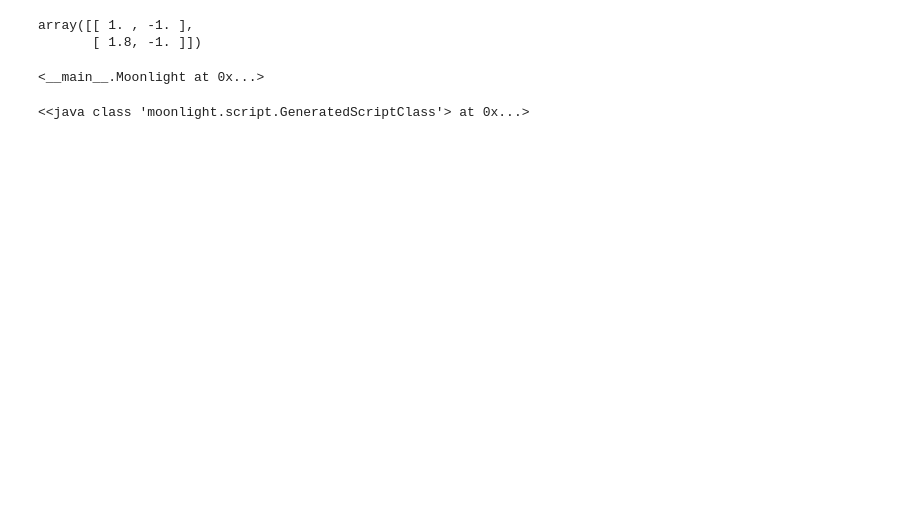
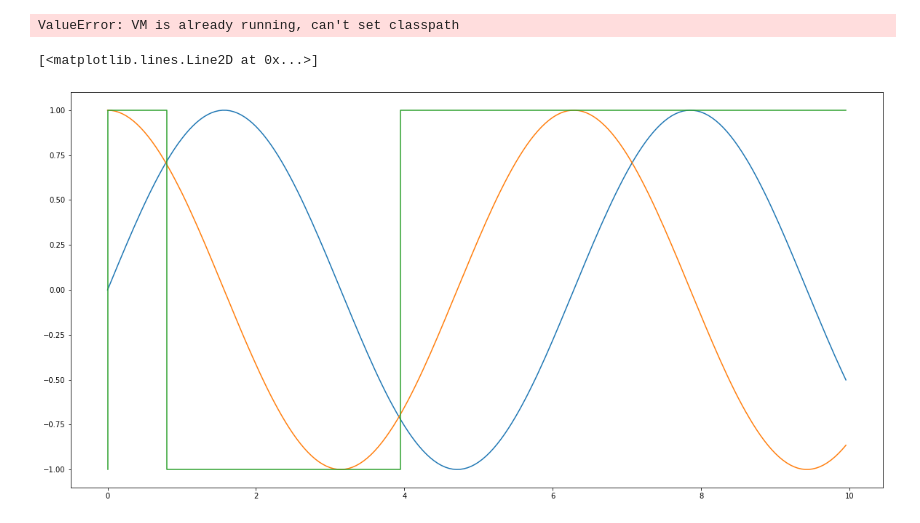
Before and after one commit to MoonLightSuite/moonlight, a Jupyter notebook: distribution_files/python/moonlight.ipynb, the cells around one changed output. Saved outputs shown, nothing was run; the diff lists cells and outputs as text; code cells hidden in the pictures; blank space fills up the shorter version.

Commit message:
[python] use jnius istead of jpype

```diff
--- a/distribution_files/python/moonlight.ipynb
+++ b/distribution_files/python/moonlight.ipynb
@@ -80,3 +65,49 @@ please file a ticket with the developer.
+# %%
+import os
+import matplotlib.pyplot as plt
+plt.rcParams["figure.figsize"] = (20,10)
+os.environ['JAVA_HOME'] = "/home/ssilvetti/Java/jdk1.8.0_172/"
+import jnius_config
+jnius_config.set_classpath('./jar/moonlight.jar')
+from jnius import autoclass
+
+class Moonlight:
+
+    def set_script(self, script):
+        script_loader = autoclass('eu.quanticol.moonlight.xtext.ScriptLoader')()
+        self.compiled_script = script_loader.compileScript(script)
+
+    def get_monitor(self,monitor_name):
+        loader = autoclass('eu.quanticol.moonlight.MoonlightScriptFactory')()
+        if(self.compiled_script.isTemporal()):
+            return TemporalMonitor(loader.getTemporalScript(self.compiled_script).selectTemporalComponent(monitor_name))
+        else:
+            return SpatialTemporalMonitor(loader.getSpatialTemporalScript(compiled_script))
+
+
+class TemporalMonitor():
+     def __init__(self,moonlight_monitor):
+            self.monitor_component = moonlight_monitor
+
+     def monitor(self, time, space, parameters=None):
+            monitor = self.monitor_component
+            if(not parameters):
+                return monitor.monitorToArray(time,space)
+            else:
+                return monitor.monitorToArray(time,space,parameters)
+
+class SpatialTemporalMonitor():
+     def __init__(self,moonlight_monitor):
+            self.monitor_component = moonlight_monitor
+
+     def monitor(self, time, space, parameters=None):
+            monitor = self.monitor_component
+            if(not parameters):
+                return monitor.monitorToArray(time,space)
+            else:
+                return monitor.monitorToArray(time,space,parameters)
+# %% [output]
+ValueError: VM is already running, can't set classpath
 # %%
 script = """
 signal { real x; real y}
@@ -84,24 +115,17 @@ domain boolean;
 formula future = globally [0, 0.2]  (x > y);
 formula past = historically [0, 0.2]  (x > y);
 """
-
 moonlight = Moonlight()
-#moonlight.startJVM()
-moonlight.setScript(script)
-monitor = moonlight.get_monitor("future")
-
-time = JArray(JDouble)([1,2])
-space = JArray(JDouble,2)([[1,2],[1,2]])
-result = np.array(monitor.monitorToArray(time,space))
-result
+moonlight.set_script(script)
-# %% [output]
-array([[ 1. , -1. ],
-       [ 1.8, -1. ]])
-# %%
-moonlight
-# %% [output]
-<__main__.Moonlight at 0x...>
-# %%
-moonlight.compiled_script
-# %% [output]
-<<java class 'moonlight.script.GeneratedScriptClass'> at 0x...>
+# %%
+monitor = moonlight.get_monitor("future")
+time =list(np.arange(0,10,0.05))
+f1,f2 = np.sin(time),np.cos(time)
+space = list(zip(f1,f2))
+result = np.array(monitor.monitor(time,space))
+plt.plot(time,f1)
+plt.plot(time,f2)
+plt.step(result[:,0],result[:,1])
+# %% [output]
+[<matplotlib.lines.Line2D at 0x...>]
+[figure, added]
```
Also changed, not shown: parts of 3 cells of this notebook, 3 other files.
